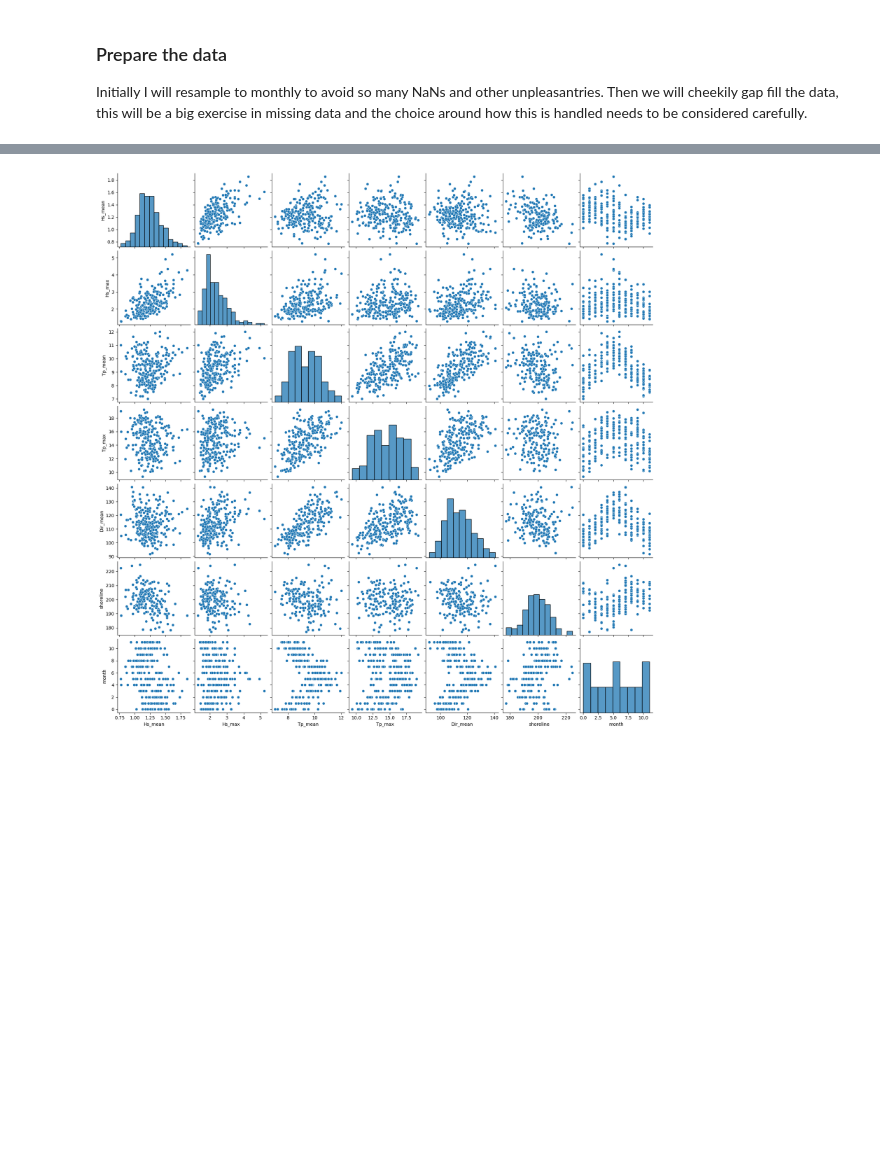
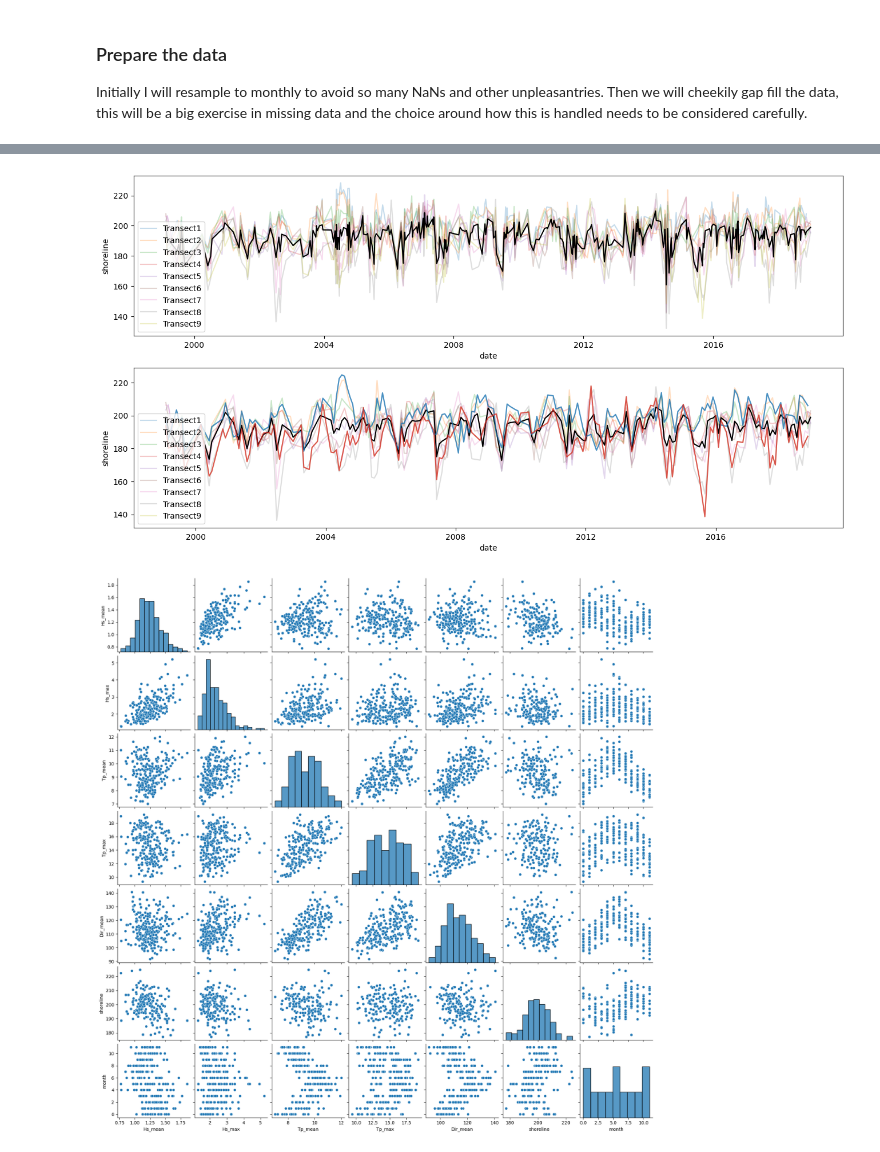
Before and after one commit to simmonsja/ShoreModel_Benchmark, a Jupyter notebook: 4.model_breg.ipynb, the cells around one changed output, grey strips where cells are left out. Saved outputs shown, nothing was run; the diff lists cells and outputs as text; code cells hidden in the pictures; blank space fills up the shorter version.

```diff
--- a/4.model_breg.ipynb
+++ b/4.model_breg.ipynb
@@ -157,4 +189,19 @@ resampled_data
 2151 rows × 9 columns
+# %%
+# vis of transect data
+fig = plt.figure(figsize=(16,8))
+ax1 = fig.add_subplot(211)
+ax2 = fig.add_subplot(212)
+sns.lineplot(data=tabular_data['df_obs'],y='shoreline',x='date', hue='Transect', ax=ax1, alpha=0.25)
+sns.lineplot(data=tabular_data['df_obs'],y='shoreline',x='date', ax=ax1, color = 'k', errorbar=None)
+
+sns.lineplot(data=resampled_data,y='shoreline', x='date', hue='Transect', ax=ax2, alpha=0.25)
+sns.lineplot(data=resampled_data,y='shoreline', x='date', ax=ax2, color = 'k', errorbar=None)
+sns.lineplot(data=resampled_data.query('Transect == "Transect1"'),y='shoreline', x='date', color = 'C0', ax=ax2, alpha=0.75)
+sns.lineplot(data=resampled_data.query('Transect == "Transect9"'),y='shoreline', x='date', color = 'C3', ax=ax2, alpha=0.75)
+plt.show()
+# %% [output]
+[figure, new version]
 # %%
 # pairplot the data
 trans_id = 'Transect1'
```
Also changed, not shown: parts of 17 cells of this notebook, 5 other files.
